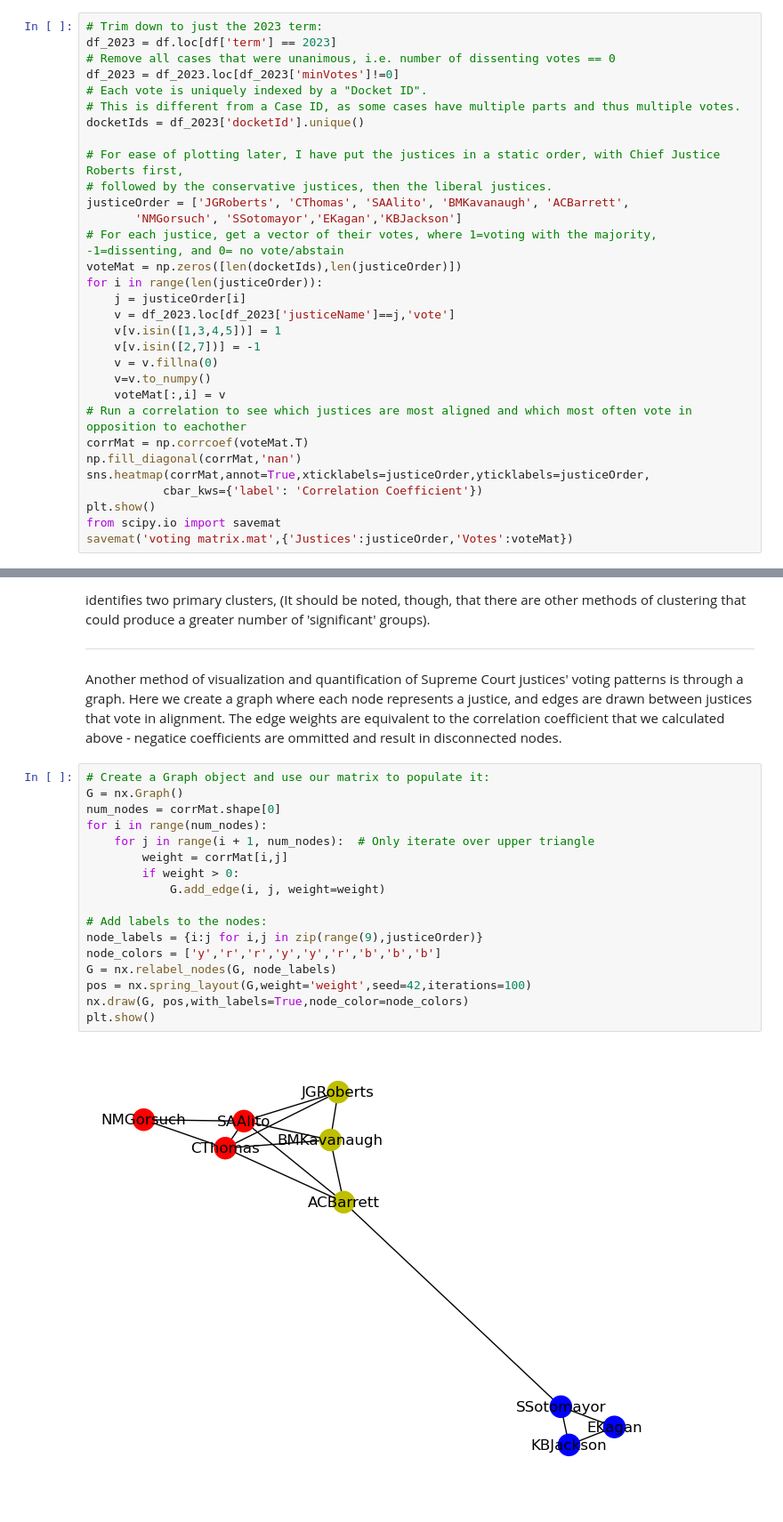
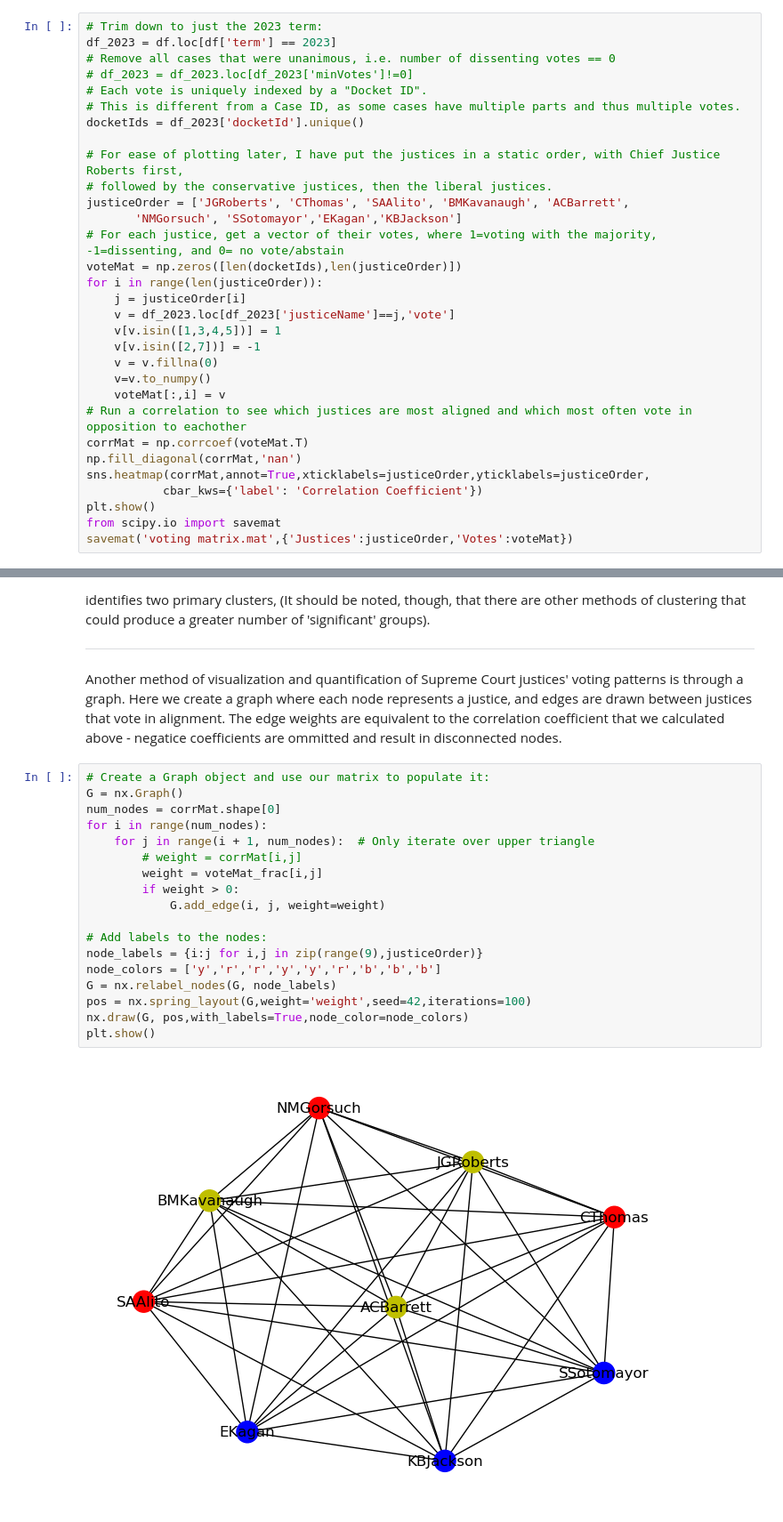
Before and after one commit to ghpetty/sc_datavis, a Jupyter notebook: SupremeCourtNetwork.ipynb, the cells around one changed output, grey strips where cells are left out. Shown: that part at 89% size. Drawn from its saved outputs; the diff is of its cells as text.

```diff
--- a/SupremeCourtNetwork.ipynb
+++ b/SupremeCourtNetwork.ipynb
@@ -53,7 +54,7 @@ I want to understand how polarized the Justices are in their voting patterns. To
 # Trim down to just the 2023 term:
 df_2023 = df.loc[df['term'] == 2023]
 # Remove all cases that were unanimous, i.e. number of dissenting votes == 0
-df_2023 = df_2023.loc[df_2023['minVotes']!=0]
+# df_2023 = df_2023.loc[df_2023['minVotes']!=0]
 # Each vote is uniquely indexed by a "Docket ID".
 # This is different from a Case ID, as some cases have multiple parts and thus multiple votes.
 docketIds = df_2023['docketId'].unique()
@@ -141,22 +142,23 @@ Another method of visualization and quantification of Supreme Court justices' vo
 # %%
 # Create a Graph object and use our matrix to populate it:
 G = nx.Graph()
 num_nodes = corrMat.shape[0]
 for i in range(num_nodes):
     for j in range(i + 1, num_nodes):  # Only iterate over upper triangle
-        weight = corrMat[i,j]
+        # weight = corrMat[i,j]
+        weight = voteMat_frac[i,j]
         if weight > 0:
             G.add_edge(i, j, weight=weight)
 
 # Add labels to the nodes:
 node_labels = {i:j for i,j in zip(range(9),justiceOrder)}
 node_colors = ['y','r','r','y','y','r','b','b','b']
 G = nx.relabel_nodes(G, node_labels)
 pos = nx.spring_layout(G,weight='weight',seed=42,iterations=100)
 nx.draw(G, pos,with_labels=True,node_color=node_colors)
 plt.show()
 # %% [output]
-[figure, old version]
+[figure, new version]
 # %%
 def edge_weight_complement(u,v,E):
     try:
```
Also changed, not shown: parts of 14 cells of this notebook.
